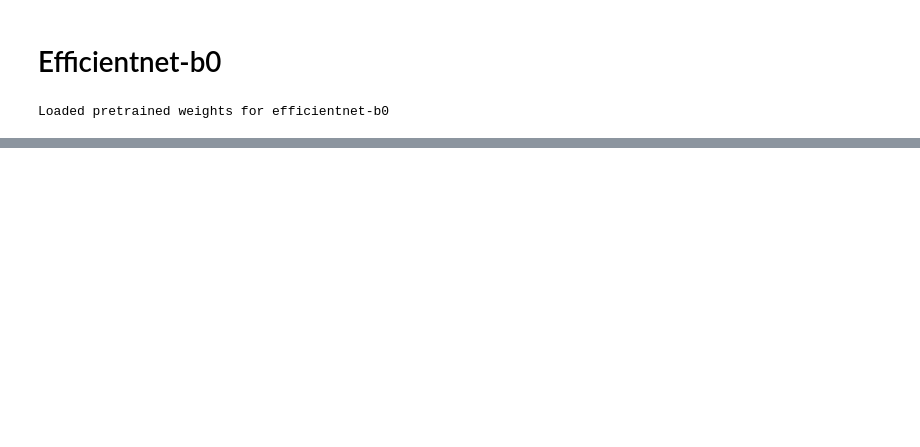
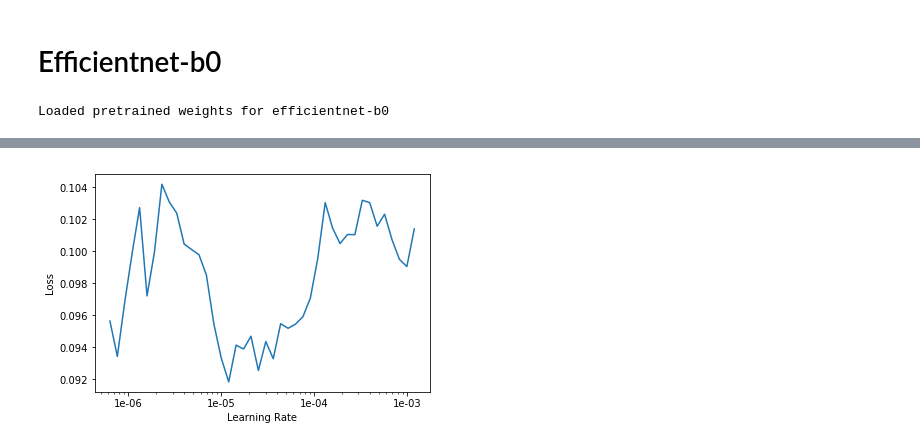
Before and after one commit to zerothphase/ai4sea_cv_challenge, a Jupyter notebook: Efficientnet.ipynb, the cells around one changed output, grey strips where cells are left out. Saved outputs shown, nothing was run; the diff lists cells and outputs as text; code cells hidden in the pictures; blank space fills up the shorter version.

```diff
--- a/Efficientnet.ipynb
+++ b/Efficientnet.ipynb
@@ -204,0 +158,4 @@ learn.unfreeze()
+# %%
+learn.recorder.plot(skip_end=10)
+# %% [output]
+[figure, added]
```
Also changed, not shown: parts of 162 cells of this notebook, 4 other files.
